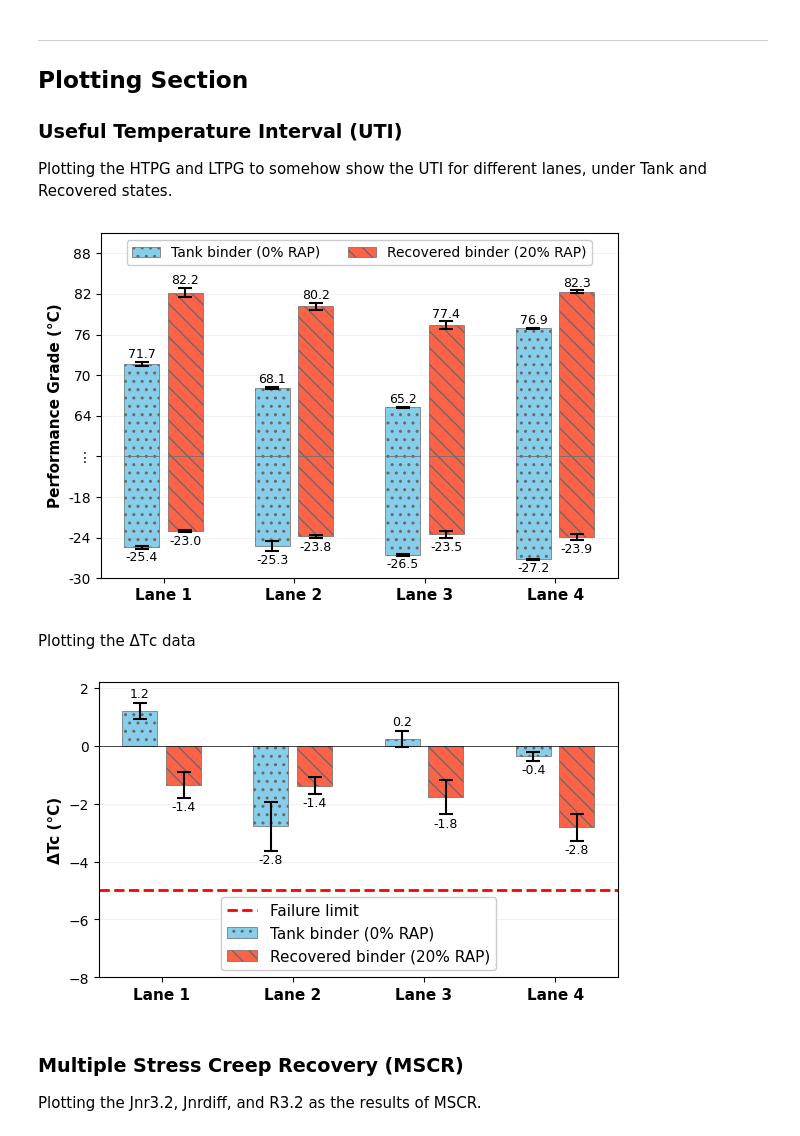
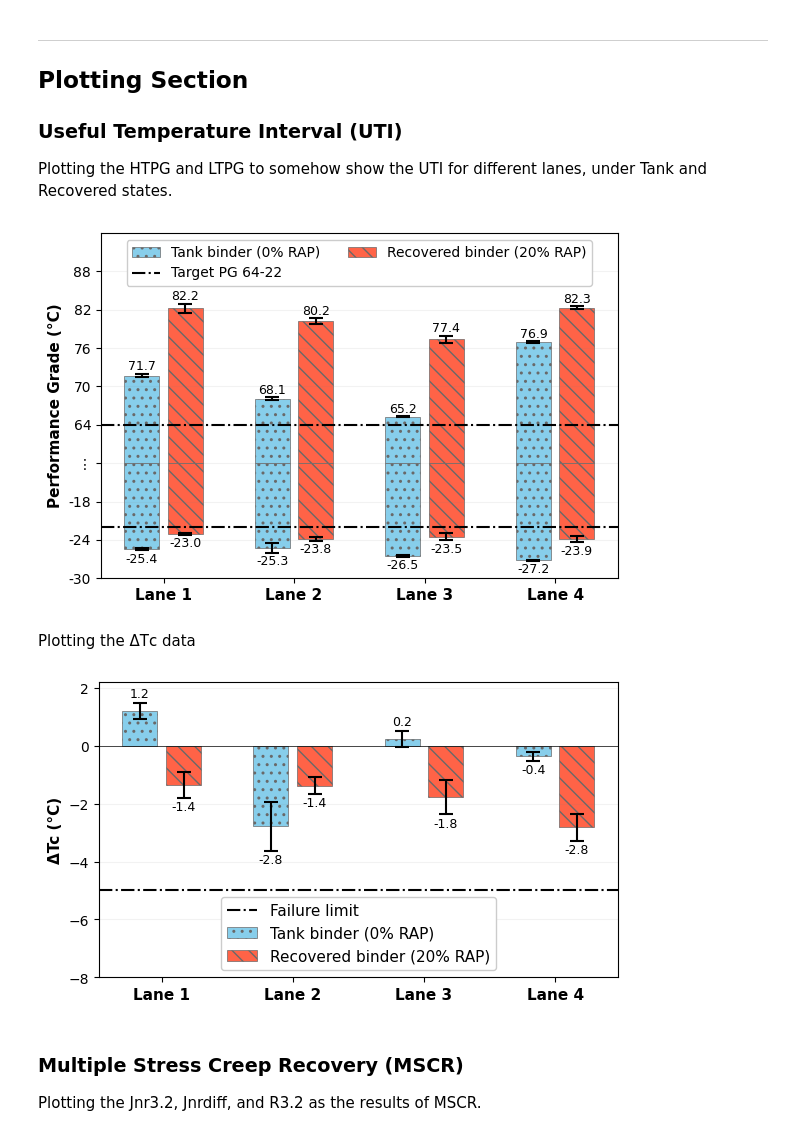
Before and after one commit to TFHRC-ABML/Pub_TRB_PolymerModified_PTF, a Jupyter notebook: Task01_Binder_Level.ipynb, the cells around one changed output. Cells and saved outputs as stored; diff of their text form; code cells hidden in the pictures.

Commit message:
Adding threshold to figures

```diff
--- a/Task01_Binder_Level.ipynb
+++ b/Task01_Binder_Level.ipynb
@@ -610,37 +614,41 @@ barLTPG_t  = ax.bar(x=XPositions[[0, 2, 4, 6]], height=LTPG_Tank_avg, yerr=LTPG_
                     error_kw={'capsize': 5, 'capthick': 1.5, 'elinewidth': 1.5, 'ecolor': 'black'})
 barHTPG_r  = ax.bar(x=XPositions[[1, 3, 5, 7]], height=HTPG_Recovered_avg, yerr=HTPG_Recovered_std, width=0.8,
                     edgecolor='dimgray', lw=0.5, color='tomato', hatch='\\\\', label='Recovered binder (20% RAP)',
                     error_kw={'capsize': 5, 'capthick': 1.5, 'elinewidth': 1.5, 'ecolor': 'black'})
 barLTPG_r  = ax.bar(x=XPositions[[1, 3, 5, 7]], height=LTPG_Recovered_avg, yerr=LTPG_Recovered_std, width=0.8,
                     edgecolor='dimgray', lw=0.5, color='tomato', hatch='\\\\',
                     error_kw={'capsize': 5, 'capthick': 1.5, 'elinewidth': 1.5, 'ecolor': 'black'})
 for i, [bar1, bar2, bar3, bar4] in enumerate(zip(barHTPG_t, barLTPG_t, barHTPG_r, barLTPG_r)):
     ax.text(XPositions[2*i+0], HTPG_Tank_avg[i] + HTPG_Tank_std[i] + 0.1, f'{HTPG_Tank_avg[i] + 58:.1f}',
             ha='center', va='bottom', fontsize=9, rotation=0)
     ax.text(XPositions[2*i+1], HTPG_Recovered_avg[i] + HTPG_Recovered_std[i] + 0.1, f'{HTPG_Recovered_avg[i] + 58:.1f}',
             ha='center', va='bottom', fontsize=9, rotation=0)
     ax.text(XPositions[2*i+0], LTPG_Tank_avg[i] - LTPG_Tank_std[i] - 0.4, f'{LTPG_Tank_avg[i] - 12:.1f}',
             ha='center', va='top', fontsize=9, rotation=0)
     ax.text(XPositions[2*i+1], LTPG_Recovered_avg[i] - LTPG_Recovered_std[i] - 0.4, f'{LTPG_Recovered_avg[i] - 12:.1f}',
             ha='center', va='top', fontsize=9, rotation=0)
-
+# Plotting the taget PG.
+ax.axhline(y=64 - 58, color='k', ls='-.', lw=1.5, label='Target PG 64-22')
+ax.axhline(y=-22 + 12, color='k', ls='-.', lw=1.5)
 # Axis formatting.
 ax.yaxis.grid(which='major', color='gray', alpha=0.1)
 ax.xaxis.grid(False)
 ax.set_xticks([1.5, 4.5, 7.5, 10.5])
 ax.set_xticklabels(['Lane 1', 'Lane 2', 'Lane 3', 'Lane 4'], fontsize=11, fontweight='bold')
 ax.set_yticks([-18, -12, -6, 0, 6, 12, 18, 24, 30])
 ax.set_yticklabels(['-30', '-24', '-18', '⋮', '64', '70', '76', '82', '88'])
 ax.set_ylabel('Performance Grade (°C)', color='k', fontsize=11, fontweight='bold')
-ax.legend(fontsize=10, ncol=2, fancybox=True, loc='upper center', framealpha=1.0)
-ax.set_ylim([-18, 33])
+handles, labels = ax.get_legend_handles_labels()
+ax.legend(handles=[handles[i] for i in [1, 0, 2]], labels=[labels[i] for i in [1, 0, 2]],
+          fontsize=10, ncol=2, fancybox=True, loc='upper center', framealpha=1.0)
+ax.set_ylim([-18, 36])
 fig.tight_layout()
 if PLOT:
     fig.savefig(os.path.join(OutputDir, f'HTPG_LTPG_UTI.png'), format='png', dpi=800)
     fig.savefig(os.path.join(OutputDir, f'HTPG_LTPG_UTI.pdf'), format='pdf')
     fig.savefig(os.path.join(OutputDir, f'HTPG_LTPG_UTI.svg'), format='svg')
 # %% [output]
-[figure, old version]
+[figure, new version]
 # %% [markdown]
 Plotting the ΔΤc data
 # %%
@@ -672,7 +680,7 @@ for i, [bar1, bar2] in enumerate(zip(barDeltaTc_t, barDeltaTc_r)):
     else:
         ax.text(XPositions[2*i+1], DeltaTc_Recovered_avg[i] - DeltaTc_Recovered_std[i] - 0.1, f'{DeltaTc_Recovered_avg[i]:.1f}',
                 ha='center', va='top', fontsize=9, rotation=0)
-ax.axhline(y=-5, color='r', ls='--', lw=2, label='Failure limit')
+ax.axhline(y=-5, color='k', ls='-.', lw=1.5, label='Failure limit')
 ax.axhline(y=0, color='k', ls='-', lw=0.5)
 # Axis formatting.
 ax.yaxis.grid(which='major', color='gray', alpha=0.1)
@@ -688,7 +696,7 @@ if PLOT:
     fig.savefig(os.path.join(OutputDir, f'DeltaTc.pdf'), format='pdf')
     fig.savefig(os.path.join(OutputDir, f'DeltaTc.svg'), format='svg')
 # %% [output]
-[figure, old version]
+[figure, new version]
 # %% [markdown]
 ### Multiple Stress Creep Recovery (MSCR)
 
```
Also changed, not shown: parts of 2 cells of this notebook, 1 other file.
